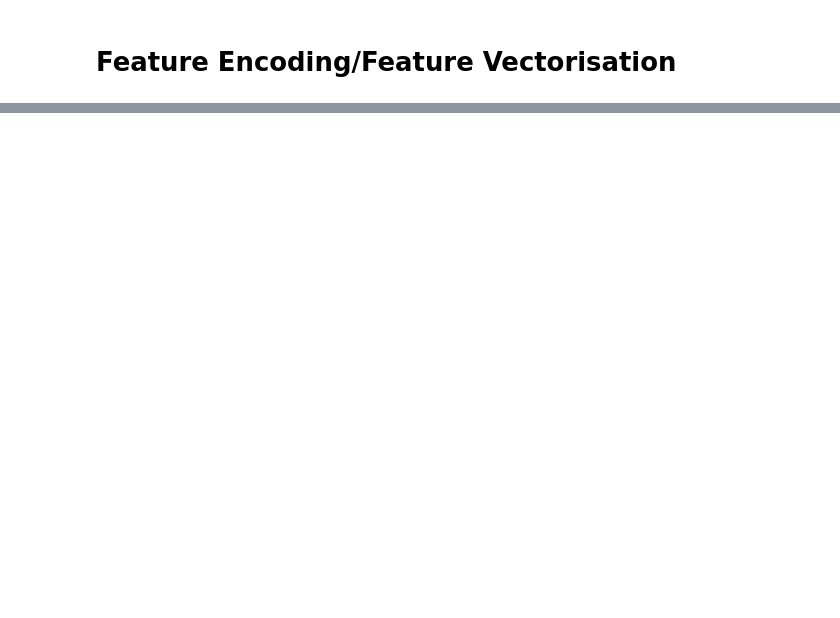
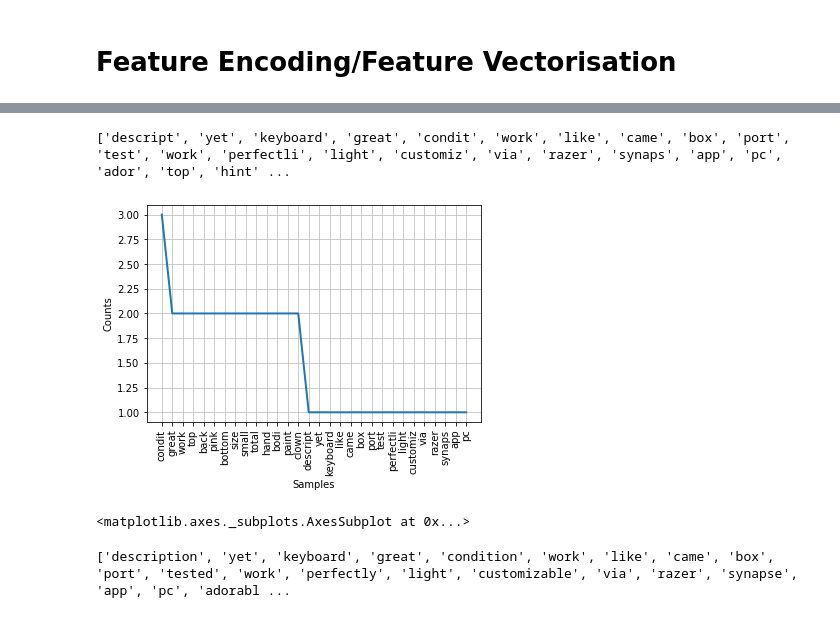
Before and after one commit to jesuslsw21/Pricing_Product, a Jupyter notebook: Pricing_Product.ipynb, the cells around one changed output, grey strips where cells are left out. Drawn from its saved outputs; the diff is of its cells as text; code cells hidden in the pictures; blank space fills up the shorter version.

```diff
--- a/Pricing_Product.ipynb
+++ b/Pricing_Product.ipynb
@@ -227,0 +417,9 @@ Name: brand_name, dtype: int64
+# %%
+def tokenize(item):
+    joined_item = ' '.join(item)
+    tokenized_item = word_tokenize(joined_item)
+
+    return tokenized_item
+
+tokenized_test_item = tokenize(item_without_brackets)
+print(tokenized_test_item)
@@ -227,0 +439,3 @@ Name: brand_name, dtype: int64
+# %%
+stop_words=set(stopwords.words("english"))
+print(stop_words)
@@ -227,0 +444,6 @@ Name: brand_name, dtype: int64
+# %%
+filtered_review=[]
+for w in tokenized_test_item:
+    if w not in stop_words:
+        filtered_review.append(w)
+print("Filterd Sentence:",filtered_review)
@@ -227,0 +468,16 @@ Name: brand_name, dtype: int64
+# %%
+ps = PorterStemmer()
+
+stemmed_review=[]
+for w in filtered_review:
+    stemmed_review.append(ps.stem(w))
+
+print(stemmed_review)
+# %% [output]
+['descript', 'yet', 'keyboard', 'great', 'condit', 'work', 'like', 'came', 'box', 'port', 'test', 'work', 'perfectli', 'light', 'customiz', 'via', 'razer', 'synaps', 'app', 'pc', 'ador', 'top', 'hint' ...
+# %%
+fdist = FreqDist(stemmed_review)
+fdist.plot(30)
+# %% [output]
+[figure, added]
+<matplotlib.axes._subplots.AxesSubplot at 0x...>
@@ -227,0 +489,9 @@ Name: brand_name, dtype: int64
+# %%
+# we can also lemmatize our original reviews
+lemmatized_review=[]
+for w in filtered_review:
+    lemmatized_review.append(lemmatizer.lemmatize(w))
+
+print(lemmatized_review)
+# %% [output]
+['description', 'yet', 'keyboard', 'great', 'condition', 'work', 'like', 'came', 'box', 'port', 'tested', 'work', 'perfectly', 'light', 'customizable', 'via', 'razer', 'synapse', 'app', 'pc', 'adorabl ...
```
Also changed, not shown: parts of 56 cells of this notebook.
